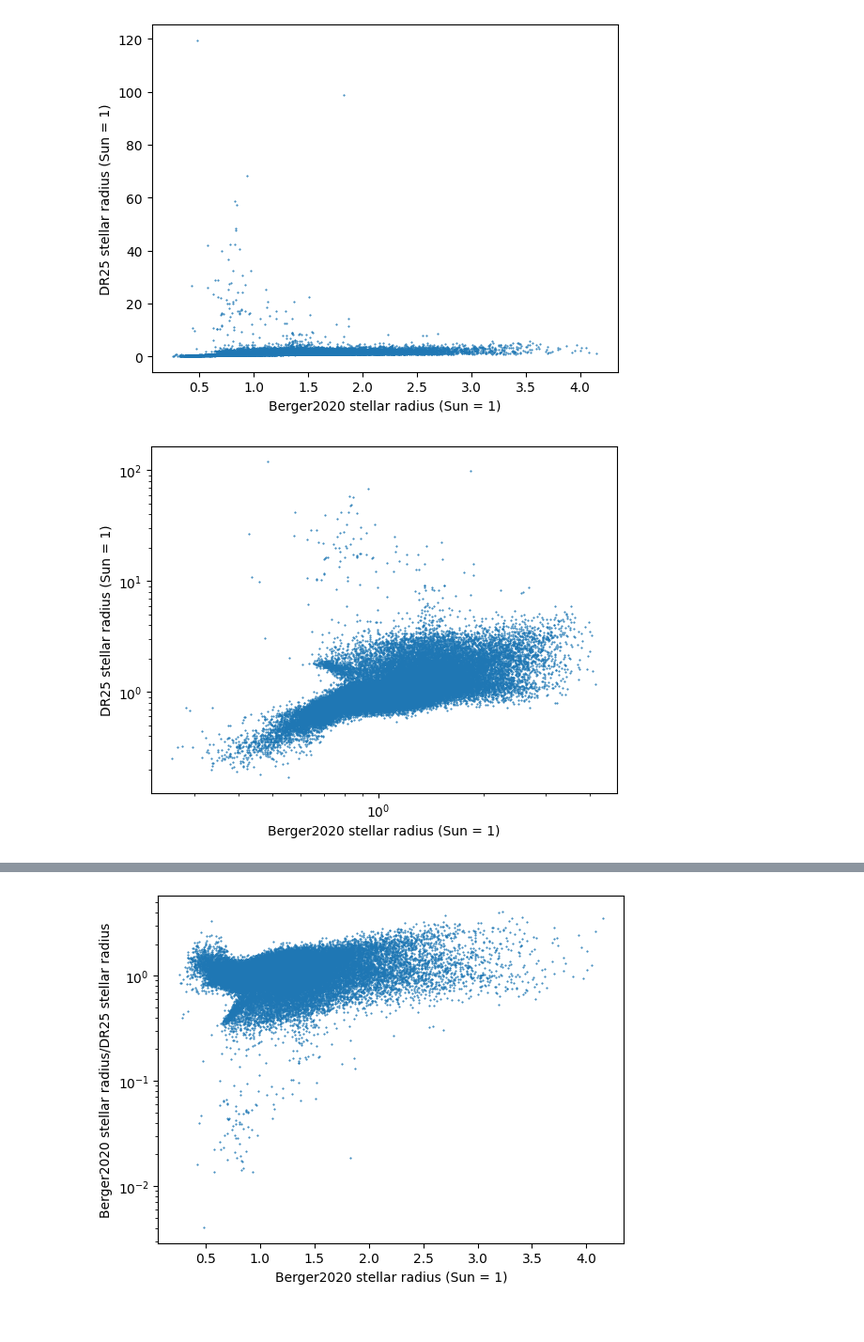
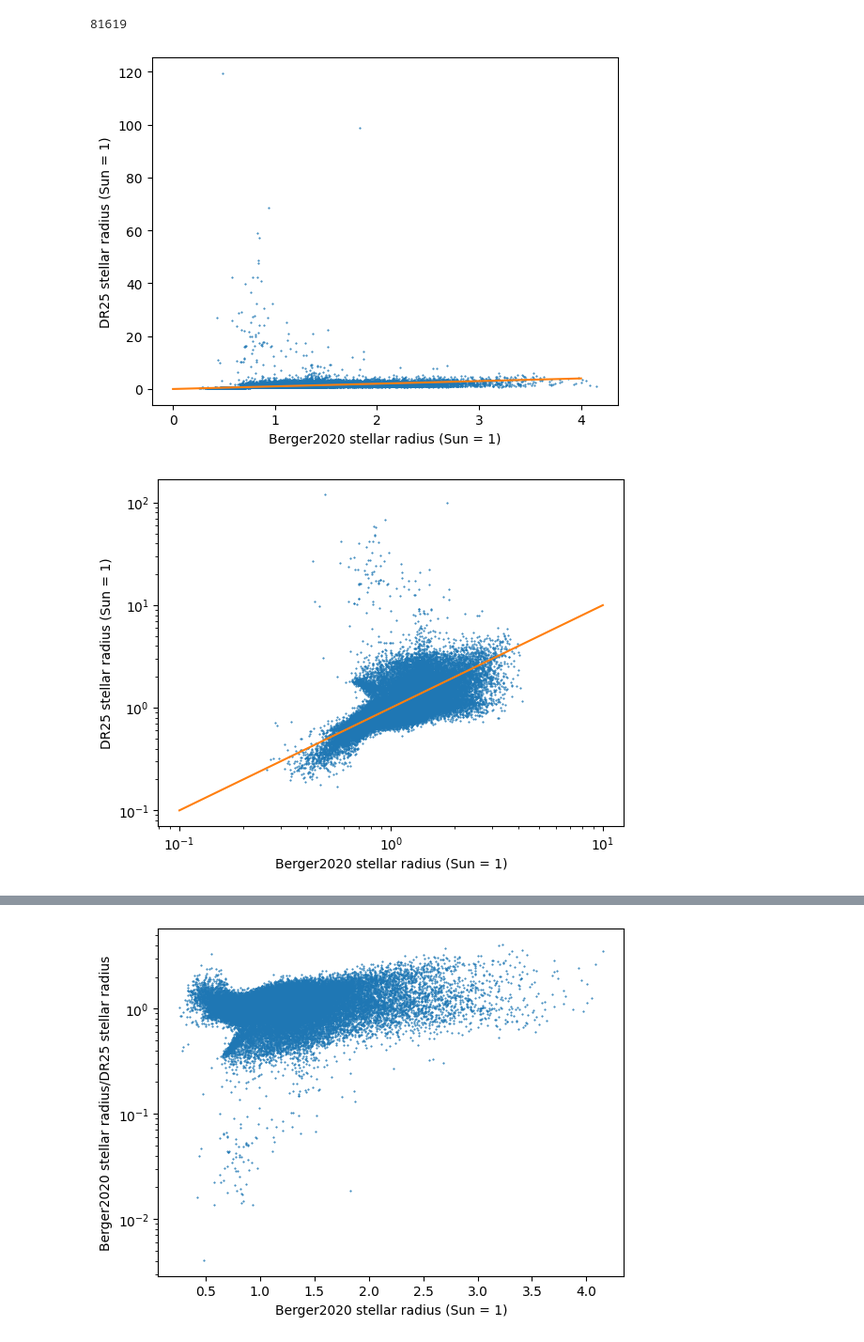
Before and after one commit to stevepur/falsePositiveTableAnalysis, a Jupyter notebook: stellarCatalogs.ipynb, the cells around one changed output, grey strips where cells are left out. Shown at 94% size. Cells and saved outputs as stored; diff of their text form; code cells hidden in the pictures.

```diff
--- a/stellarCatalogs.ipynb
+++ b/stellarCatalogs.ipynb
@@ -122,16 +122,22 @@ draw_hr_diagram(cleanStars, "DR25")
+# %%
+len(cleanStars)
+# %% [output]
+81619
 # %%
 plt.style.use("default")
 
 plt.plot(cleanStars.radius, cleanStars.radius_DR25, '.', markerSize=1)
+plt.plot([0,4], [0,4])
 plt.xlabel("Berger2020 stellar radius (Sun = 1)");
 plt.ylabel("DR25 stellar radius (Sun = 1)");
 # %% [output]
-[figure, old version]
+[figure, new version]
 # %%
 plt.style.use("default")
 
 plt.loglog(cleanStars.radius, cleanStars.radius_DR25, '.', markerSize=1)
+plt.loglog([1e-1, 1e1], [1e-1, 1e1])
 plt.xlabel("Berger2020 stellar radius (Sun = 1)");
 plt.ylabel("DR25 stellar radius (Sun = 1)");
 # %% [output]
-[figure, old version]
+[figure, new version]
```
Also changed, not shown: parts of 9 cells of this notebook.
